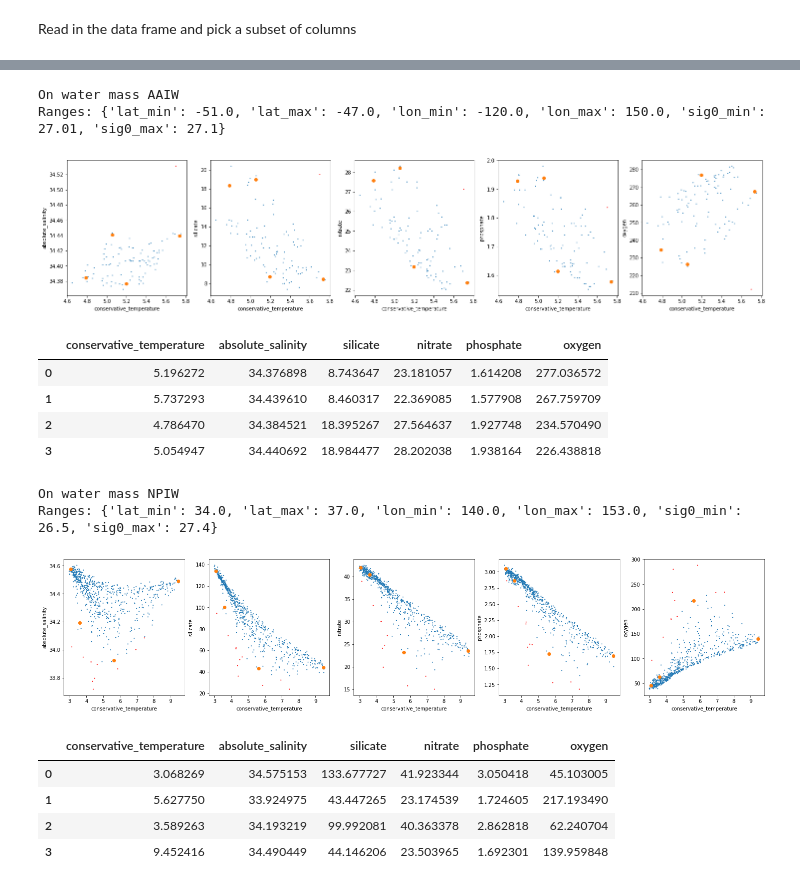
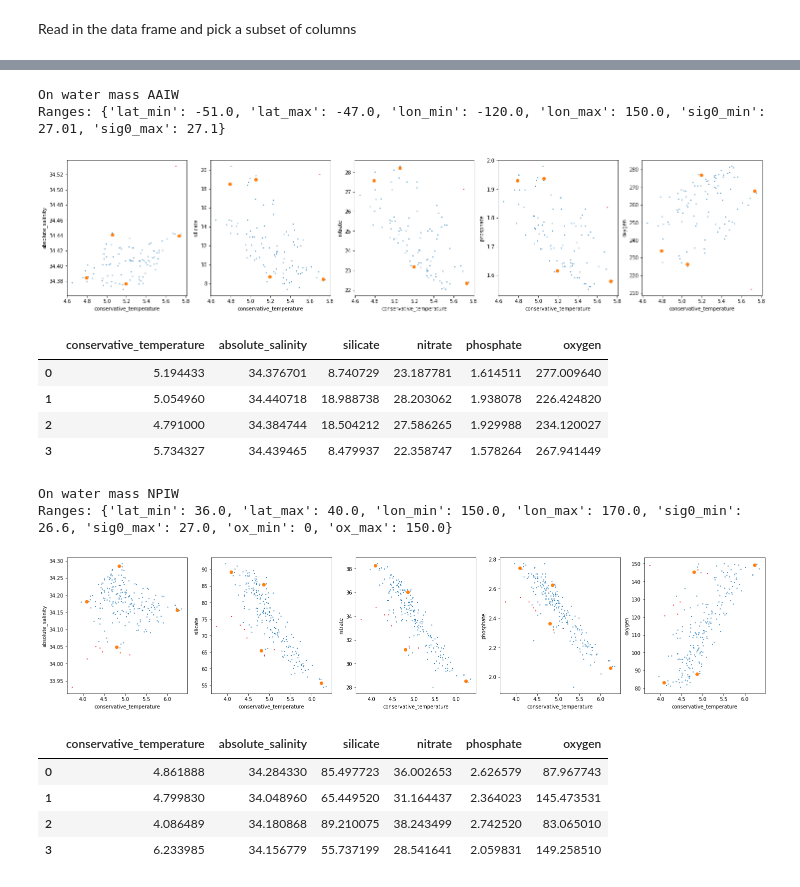
Before and after one commit to nitrogenlab/GP15_watermassanalysis, a Jupyter notebook: GP15_Defining_Watermass_Subtypes.ipynb, the cells around one changed output, grey strips where cells are left out. Drawn from its saved outputs; the diff is of its cells as text; code cells hidden in the pictures.

Commit message:
Modified NPIW range and oxygen filter

```diff
--- a/GP15_Defining_Watermass_Subtypes.ipynb
+++ b/GP15_Defining_Watermass_Subtypes.ipynb
@@ -138,10 +132,11 @@ Remaining rows after dropping missing vals: 339929
 # %%
 from py_pcha import PCHA
 import scipy
+from scipy import spatial
 from IPython.display import display, HTML
 
 
-def flag_outliers(features, n_neighbors=20, zscore_threshold=4):
+def flag_outliers(features, n_neighbors=20, zscore_threshold=2):
     #Features is observations X features
     #Do a process of removing outliers; if the average distance of a point to
     # its nearest N neighbors is more than stdev number of standard deviations from
@@ -209,47 +204,50 @@ filter_conditions = {
     "AAIW": {"lat_min":-51.0, "lat_max":-47.0,
              "lon_min":-120.0, "lon_max":150.0,
              "sig0_min":27.01, "sig0_max":27.1},
-    "NPIW": {"lat_min":34.0, "lat_max":37.0,
-             "lon_min":140.0, "lon_max":153.0,
-             "sig0_min":26.5, "sig0_max":27.4}
+    "NPIW": {"lat_min":36.0, "lat_max":40.0,
+             "lon_min":150.0, "lon_max":170.0,
+             "sig0_min":26.6, "sig0_max":27.0,
+             "ox_min":0, "ox_max":150.0}
 
 }
 
-def filter_rows(df, lat_min, lat_max, lon_min, lon_max, sig0_min, sig0_max):
+def filter_rows(df, lat_min, lat_max, lon_min, lon_max, sig0_min, sig0_max, ox_min=0, ox_max=np.inf):
   return df[(df["latitude"] >= lat_min) &
             (df["latitude"] <= lat_max) &
             (df["longitude"] >= lon_min) &
             (df["longitude"] <= lon_max) &
             (df["sigma0"] >= sig0_min) &
-            (df["sigma0"] <= sig0_max)
+            (df["sigma0"] <= sig0_max) &
+            (df["oxygen"] >= ox_min) &
+            (df["oxygen"] <= ox_max)
             ]
 
 NUM_ARCHETYPES = 4
 
 watermass_to_archetypes = {}
 
 for watermass in filter_conditions:
   print("On water mass", watermass)
   print("Ranges:", filter_conditions[watermass])
   watermass_rows = filter_rows(df=df, **filter_conditions[watermass])
   watermass_archetypes = run_archetype_analysis(df=watermass_rows,
                                                 num_endmembers=NUM_ARCHETYPES)
   watermass_to_archetypes[watermass] = watermass_archetypes
   display(watermass_archetypes)
 # %% [output]
 On water mass AAIW
 Ranges: {'lat_min': -51.0, 'lat_max': -47.0, 'lon_min': -120.0, 'lon_max': 150.0, 'sig0_min': 27.01, 'sig0_max': 27.1}
 [figure]
 |  | conservative_temperature | absolute_salinity | silicate | nitrate | phosphate | oxygen |
-| 0 | 5.196272 | 34.376898 | 8.743647 | 23.181057 | 1.614208 | 277.036572 |
-| 1 | 5.737293 | 34.439610 | 8.460317 | 22.369085 | 1.577908 | 267.759709 |
-| 2 | 4.786470 | 34.384521 | 18.395267 | 27.564637 | 1.927748 | 234.570490 |
-| 3 | 5.054947 | 34.440692 | 18.984477 | 28.202038 | 1.938164 | 226.438818 |
+| 0 | 5.194433 | 34.376701 | 8.740729 | 23.187781 | 1.614511 | 277.009640 |
+| 1 | 5.054960 | 34.440718 | 18.988738 | 28.203062 | 1.938078 | 226.424820 |
+| 2 | 4.791000 | 34.384744 | 18.504212 | 27.586265 | 1.929988 | 234.120027 |
+| 3 | 5.734327 | 34.439465 | 8.479937 | 22.358747 | 1.578264 | 267.941449 |
 On water mass NPIW
-Ranges: {'lat_min': 34.0, 'lat_max': 37.0, 'lon_min': 140.0, 'lon_max': 153.0, 'sig0_min': 26.5, 'sig0_max': 27.4}
+Ranges: {'lat_min': 36.0, 'lat_max': 40.0, 'lon_min': 150.0, 'lon_max': 170.0, 'sig0_min': 26.6, 'sig0_max': 27.0, 'ox_min': 0, 'ox_max': 150.0}
-[figure, old version]
+[figure, new version]
 |  | conservative_temperature | absolute_salinity | silicate | nitrate | phosphate | oxygen |
-| 0 | 3.068269 | 34.575153 | 133.677727 | 41.923344 | 3.050418 | 45.103005 |
-| 1 | 5.627750 | 33.924975 | 43.447265 | 23.174539 | 1.724605 | 217.193490 |
-| 2 | 3.589263 | 34.193219 | 99.992081 | 40.363378 | 2.862818 | 62.240704 |
-| 3 | 9.452416 | 34.490449 | 44.146206 | 23.503965 | 1.692301 | 139.959848 |
+| 0 | 4.861888 | 34.284330 | 85.497723 | 36.002653 | 2.626579 | 87.967743 |
+| 1 | 4.799830 | 34.048960 | 65.449520 | 31.164437 | 2.364023 | 145.473531 |
+| 2 | 4.086489 | 34.180868 | 89.210075 | 38.243499 | 2.742520 | 83.065010 |
+| 3 | 6.233985 | 34.156779 | 55.737199 | 28.541641 | 2.059831 | 149.258510 |
```
Also changed, not shown: parts of 3 cells of this notebook.
